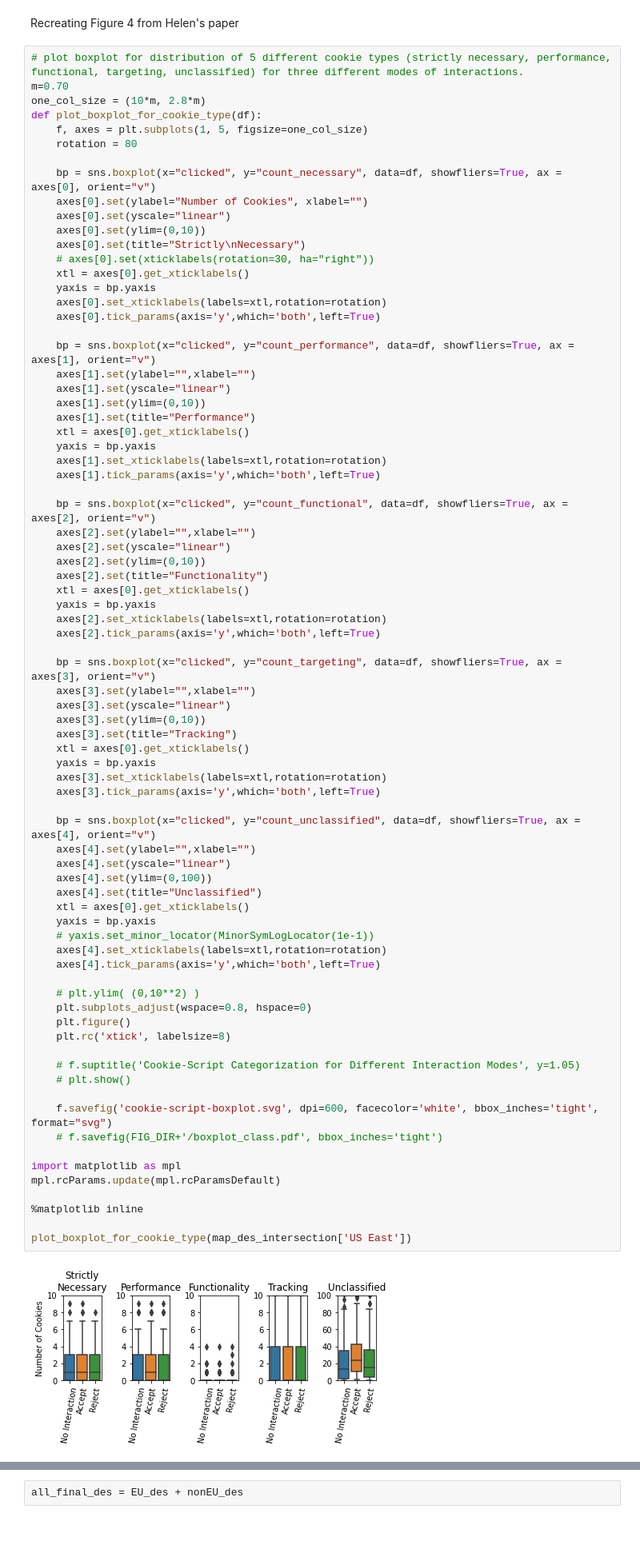
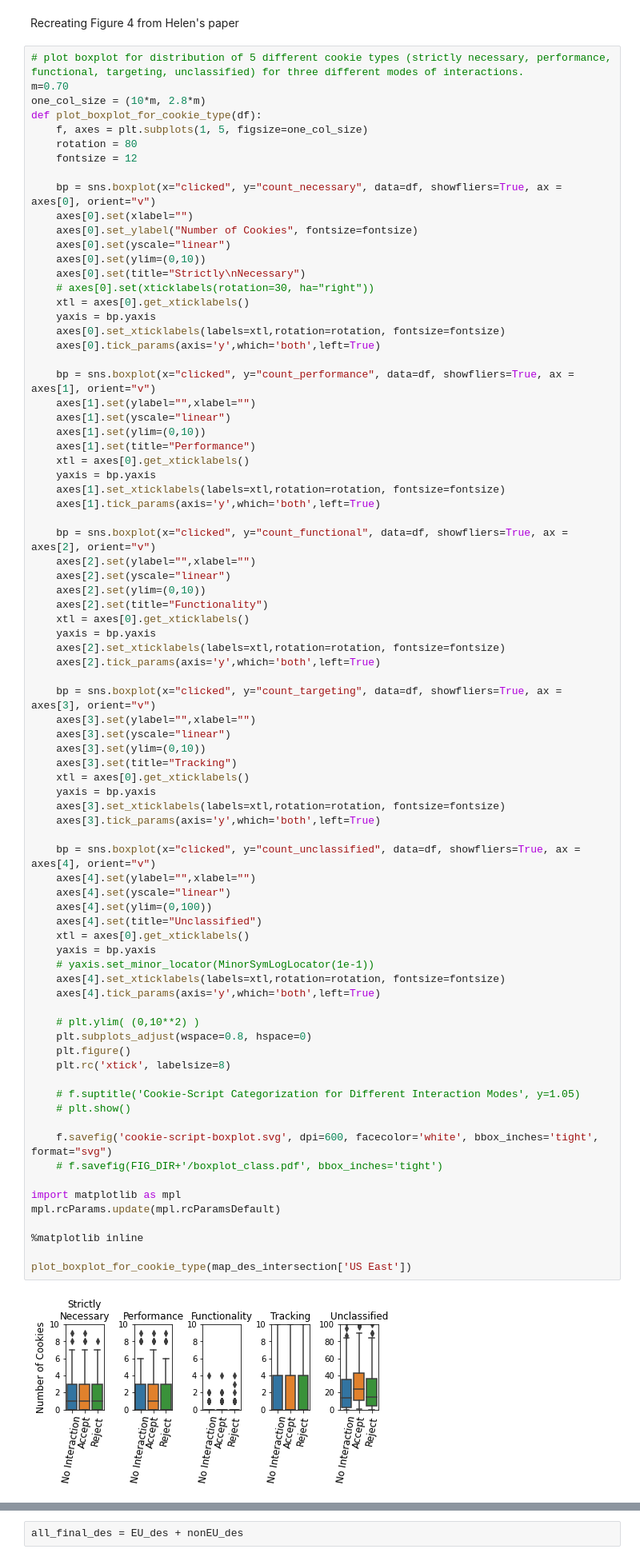
Before and after one commit to maxwellmlin/dataverse-files, a Jupyter notebook: reproducibility/analysis.ipynb, the cells around one changed output, grey strips where cells are left out. Shown at 80% size. Cells and saved outputs as stored; diff of their text form; blank space fills up the shorter version.

```diff
--- a/reproducibility/analysis.ipynb
+++ b/reproducibility/analysis.ipynb
@@ -1142,16 +1142,18 @@ one_col_size = (10*m, 2.8*m)
 def plot_boxplot_for_cookie_type(df):
     f, axes = plt.subplots(1, 5, figsize=one_col_size)
     rotation = 80
+    fontsize = 12
 
     bp = sns.boxplot(x="clicked", y="count_necessary", data=df, showfliers=True, ax = axes[0], orient="v")
-    axes[0].set(ylabel="Number of Cookies", xlabel="")
+    axes[0].set(xlabel="")
+    axes[0].set_ylabel("Number of Cookies", fontsize=fontsize)
     axes[0].set(yscale="linear")
     axes[0].set(ylim=(0,10))
     axes[0].set(title="Strictly\nNecessary")
     # axes[0].set(xticklabels(rotation=30, ha="right"))
     xtl = axes[0].get_xticklabels()
     yaxis = bp.yaxis
-    axes[0].set_xticklabels(labels=xtl,rotation=rotation)
+    axes[0].set_xticklabels(labels=xtl,rotation=rotation, fontsize=fontsize)
     axes[0].tick_params(axis='y',which='both',left=True)
 
     bp = sns.boxplot(x="clicked", y="count_performance", data=df, showfliers=True, ax = axes[1], orient="v")
@@ -1161,7 +1163,7 @@ def plot_boxplot_for_cookie_type(df):
     axes[1].set(title="Performance")
     xtl = axes[0].get_xticklabels()
     yaxis = bp.yaxis
-    axes[1].set_xticklabels(labels=xtl,rotation=rotation)
+    axes[1].set_xticklabels(labels=xtl,rotation=rotation, fontsize=fontsize)
     axes[1].tick_params(axis='y',which='both',left=True)
 
     bp = sns.boxplot(x="clicked", y="count_functional", data=df, showfliers=True, ax = axes[2], orient="v")
@@ -1171,7 +1173,7 @@ def plot_boxplot_for_cookie_type(df):
     axes[2].set(title="Functionality")
     xtl = axes[0].get_xticklabels()
     yaxis = bp.yaxis
-    axes[2].set_xticklabels(labels=xtl,rotation=rotation)
+    axes[2].set_xticklabels(labels=xtl,rotation=rotation, fontsize=fontsize)
     axes[2].tick_params(axis='y',which='both',left=True)
 
     bp = sns.boxplot(x="clicked", y="count_targeting", data=df, showfliers=True, ax = axes[3], orient="v")
@@ -1181,39 +1183,39 @@ def plot_boxplot_for_cookie_type(df):
     axes[3].set(title="Tracking")
     xtl = axes[0].get_xticklabels()
     yaxis = bp.yaxis
-    axes[3].set_xticklabels(labels=xtl,rotation=rotation)
+    axes[3].set_xticklabels(labels=xtl,rotation=rotation, fontsize=fontsize)
     axes[3].tick_params(axis='y',which='both',left=True)
 
     bp = sns.boxplot(x="clicked", y="count_unclassified", data=df, showfliers=True, ax = axes[4], orient="v")
     axes[4].set(ylabel="",xlabel="")
     axes[4].set(yscale="linear")
     axes[4].set(ylim=(0,100))
     axes[4].set(title="Unclassified")
     xtl = axes[0].get_xticklabels()
     yaxis = bp.yaxis
     # yaxis.set_minor_locator(MinorSymLogLocator(1e-1))
-    axes[4].set_xticklabels(labels=xtl,rotation=rotation)
+    axes[4].set_xticklabels(labels=xtl,rotation=rotation, fontsize=fontsize)
     axes[4].tick_params(axis='y',which='both',left=True)
 
     # plt.ylim( (0,10**2) )
     plt.subplots_adjust(wspace=0.8, hspace=0)
     plt.figure()
     plt.rc('xtick', labelsize=8)
 
     # f.suptitle('Cookie-Script Categorization for Different Interaction Modes', y=1.05)
     # plt.show()
 
     f.savefig('cookie-script-boxplot.svg', dpi=600, facecolor='white', bbox_inches='tight', format="svg")
     # f.savefig(FIG_DIR+'/boxplot_class.pdf', bbox_inches='tight')
 
 import matplotlib as mpl
 mpl.rcParams.update(mpl.rcParamsDefault)
 
 %matplotlib inline
 
 plot_boxplot_for_cookie_type(map_des_intersection['US East'])
 # %% [output]
-[figure, old version]
+[figure, new version]
 <Figure size 432x288 with 0 Axes>
 # %%
 EU_des = [map_des_finals[loc] for loc in EU_locs]
```
Also changed, not shown: parts of 2 cells of this notebook, 1 other file.
